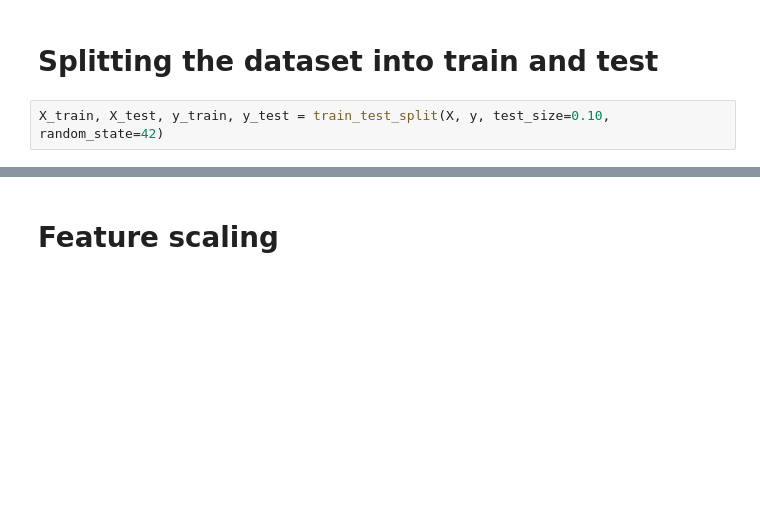
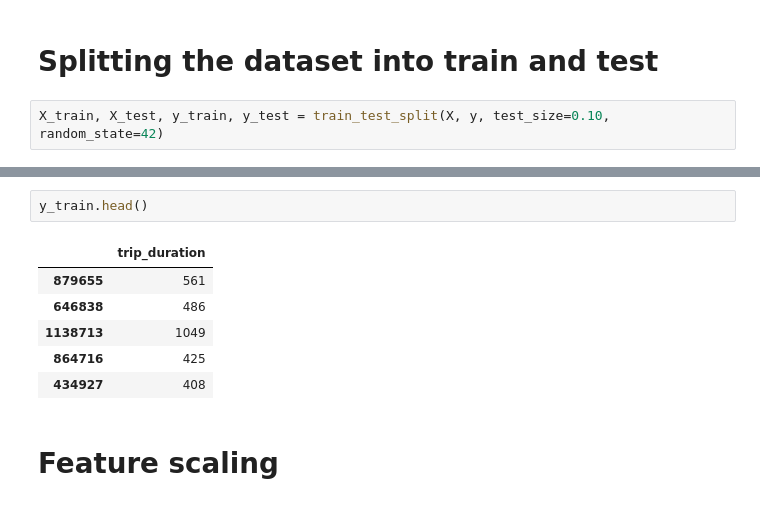
Before and after one commit to gusgad/nyc-taxi-duration-estimator, a Jupyter notebook: nyc_taxi.ipynb, the cells around one changed output, grey strips where cells are left out. Saved outputs shown, nothing was run; the diff lists cells and outputs as text; blank space fills up the shorter version.

```diff
--- a/nyc_taxi.ipynb
+++ b/nyc_taxi.ipynb
@@ -87,6 +89,15 @@ X_train.head()
 | 1138713 | 1 | 1 | -73.977486 | 40.751842 | -74.011688 | 40.718925 | ... |
 | 864716 | 1 | 1 | -73.970001 | 40.762363 | -73.963264 | 40.774666 | ... |
 | 434927 | 1 | 1 | -73.950348 | 40.771561 | -73.968178 | 40.762409 | ... |
+# %%
+y_train.head()
+# %% [output]
+|  | trip_duration |
+| 879655 | 561 |
+| 646838 | 486 |
+| 1138713 | 1049 |
+| 864716 | 425 |
+| 434927 | 408 |
 # %% [markdown]
 # Feature scaling
 # %% [markdown]
```
Also changed, not shown: parts of 7 cells of this notebook, 1 other file.
